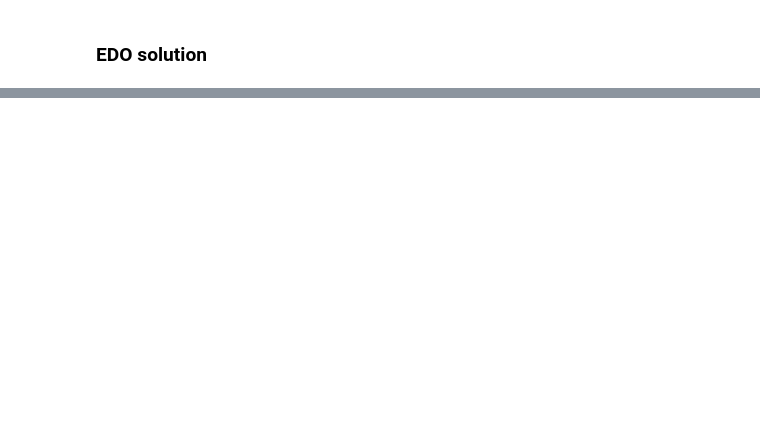
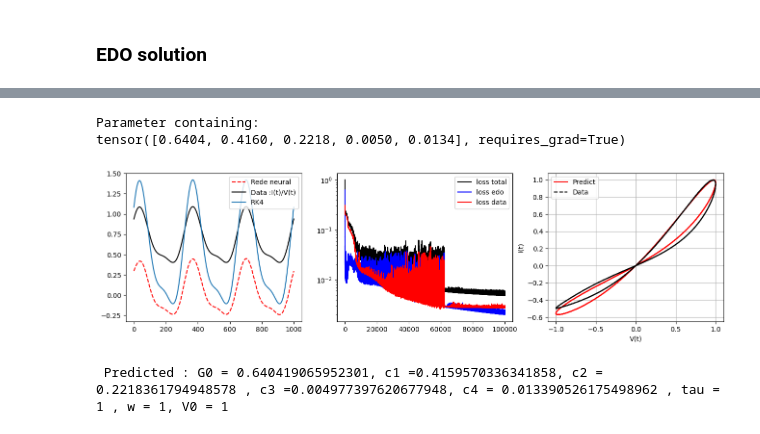
Before and after one commit to GubioGL/MachineLearning, a Jupyter notebook: # ML-apply-in-Physics/castelano-equation5.ipynb, the cells around one changed output, grey strips where cells are left out. Cells and saved outputs as stored; diff of their text form; code cells hidden in the pictures; blank space fills up the shorter version.

```diff
--- a/# ML-apply-in-Physics/castelano-equation5.ipynb
+++ b/# ML-apply-in-Physics/castelano-equation5.ipynb
@@ -231,0 +256,7 @@ treino(lr_=0.0001,neuronio_=5,camadas=2,fun_activation=SineActivation(),epochs=1
+# %%
+treino(lr_=0.001,neuronio_=5,camadas=2,fun_activation=SineActivation(),epochs=100000,step_size_=10000,G0=1,c1=1.0,c2=1,c3=0,c4=0,tau=1,w=1,V0=1,ajuste_lr=1)
+# %% [output]
+Parameter containing:
+tensor([0.6404, 0.4160, 0.2218, 0.0050, 0.0134], requires_grad=True)
+[figure, added]
+ Predicted : G0 = 0.640419065952301, c1 =0.4159570336341858, c2 = 0.2218361794948578 , c3 =0.004977397620677948, c4 = 0.013390526175498962 , tau = 1 , w = 1, V0 = 1
```
Also changed, not shown: parts of 10 cells of this notebook, 1 other file.
